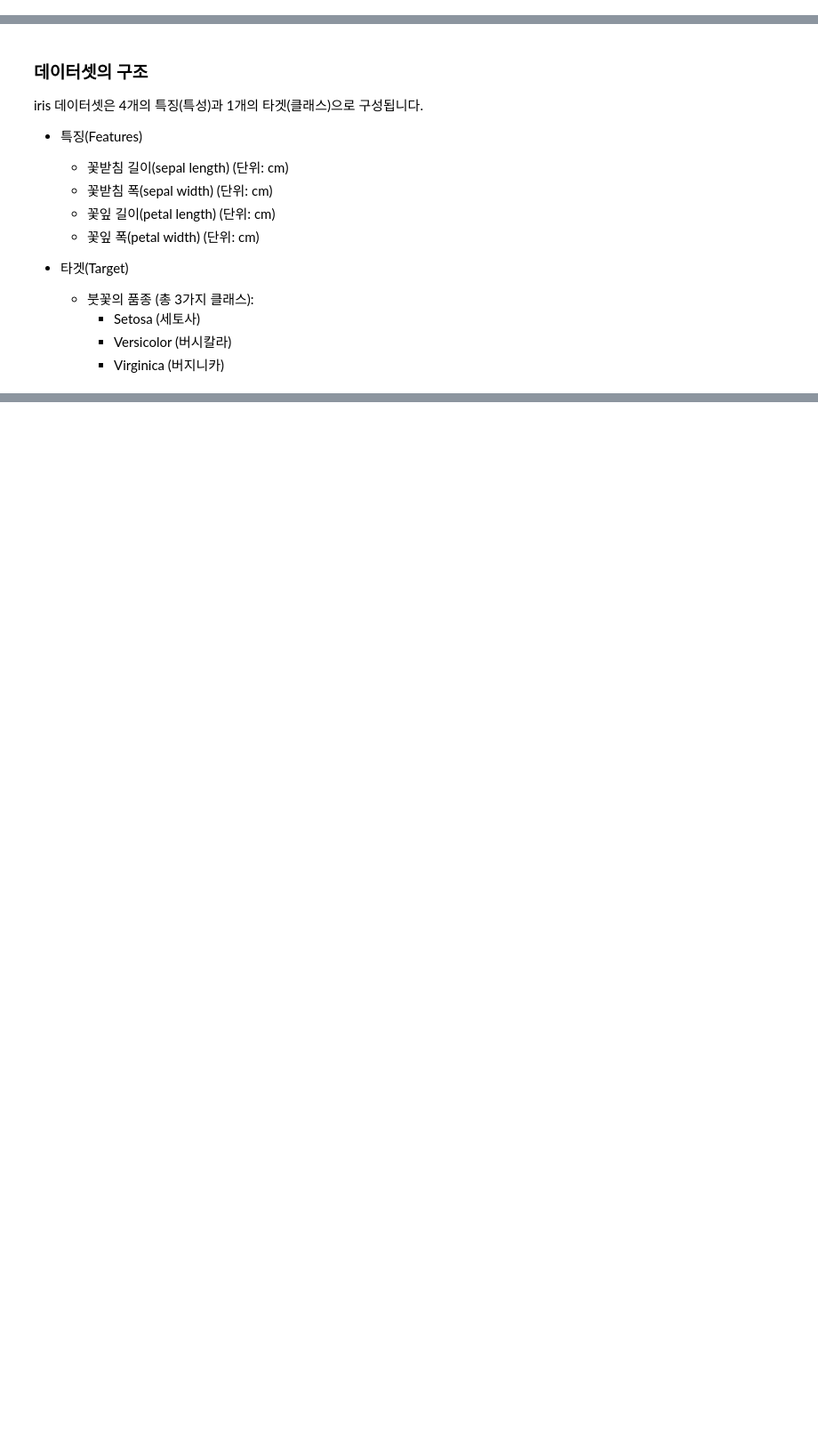
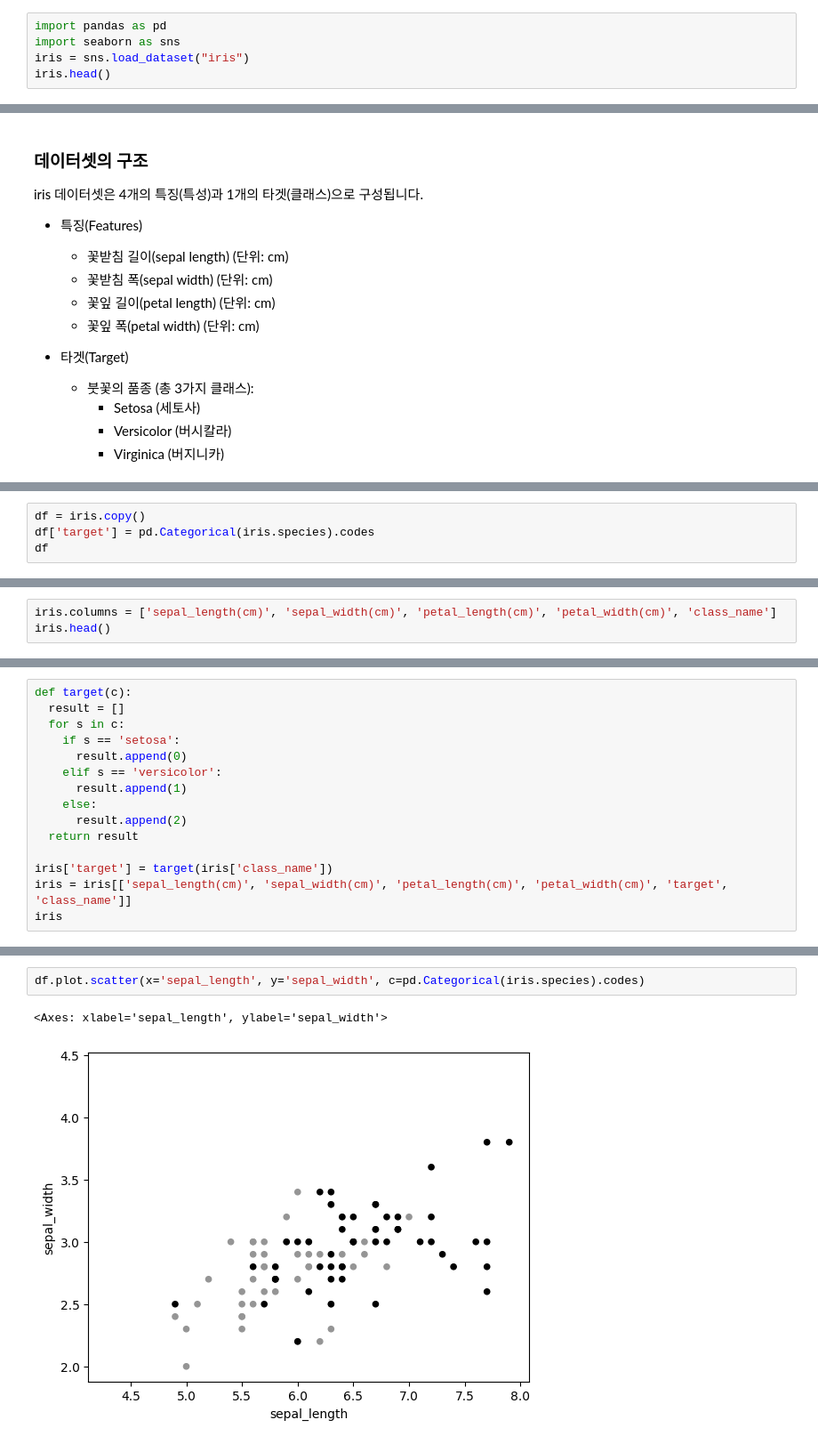
Before and after one commit to chanheeYun/AIProgramming, a Jupyter notebook: Practice/04/4_1_Matlab_Iris.ipynb, the cells around one changed output, grey strips where cells are left out. Shown at 89% size. Saved outputs shown, nothing was run; the diff lists cells and outputs as text; blank space fills up the shorter version.

```diff
--- a/Practice/04/4_1_Matlab_Iris.ipynb
+++ b/Practice/04/4_1_Matlab_Iris.ipynb
@@ -6,0 +1,5 @@ features = iris.data.T
+# %%
+import pandas as pd
+import seaborn as sns
+iris = sns.load_dataset("iris")
+iris.head()
@@ -41,0 +50,4 @@ Text(0, 0.5, 'sepal width (cm)')
+# %%
+df = iris.copy()
+df['target'] = pd.Categorical(iris.species).codes
+df
@@ -41,0 +68,3 @@ Text(0, 0.5, 'sepal width (cm)')
+# %%
+iris.columns = ['sepal_length(cm)', 'sepal_width(cm)', 'petal_length(cm)', 'petal_width(cm)', 'class_name']
+iris.head()
@@ -41,0 +78,15 @@ Text(0, 0.5, 'sepal width (cm)')
+# %%
+def target(c):
+  result = []
+  for s in c:
+    if s == 'setosa':
+      result.append(0)
+    elif s == 'versicolor':
+      result.append(1)
+    else:
+      result.append(2)
+  return result
+
+iris['target'] = target(iris['class_name'])
+iris = iris[['sepal_length(cm)', 'sepal_width(cm)', 'petal_length(cm)', 'petal_width(cm)', 'target', 'class_name']]
+iris
@@ -41,0 +107,5 @@ Text(0, 0.5, 'sepal width (cm)')
+# %%
+df.plot.scatter(x='sepal_length', y='sepal_width', c=pd.Categorical(iris.species).codes)
+# %% [output]
+<Axes: xlabel='sepal_length', ylabel='sepal_width'>
+[figure, added]
```
Also changed, not shown: parts of 17 cells of this notebook, 2 other files.
